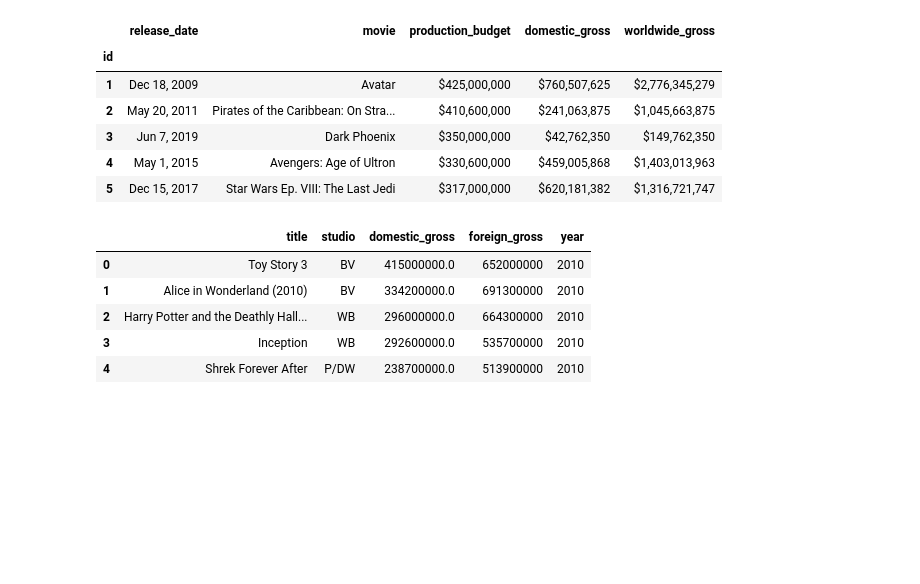
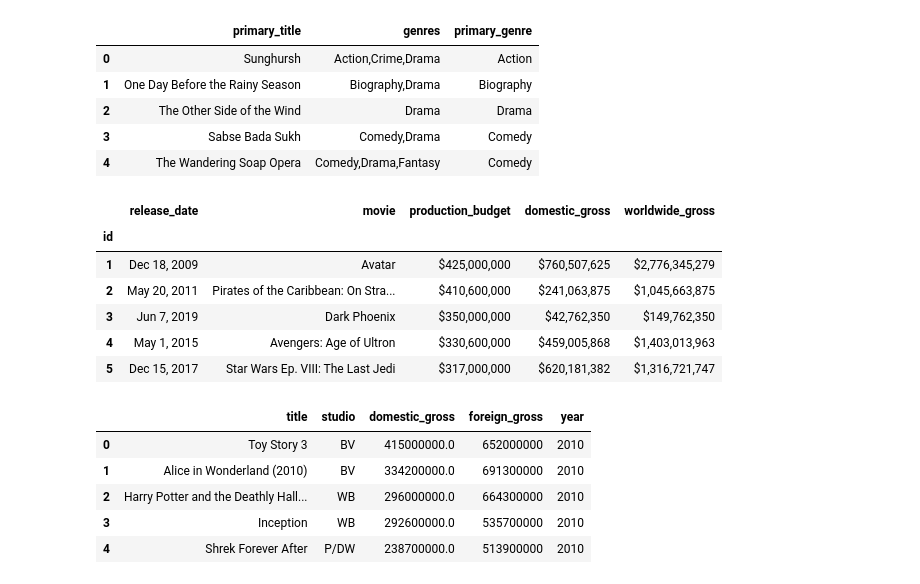
Before and after one commit to cupake01/ai_academy_capstone_project_group4, a Jupyter notebook: notebooks/folder-brian_gorbea/BrianG_Visualization.ipynb, the cells around one changed output. Drawn from its saved outputs; the diff is of its cells as text; code cells hidden in the pictures; blank space fills up the shorter version.

```diff
--- a/notebooks/folder-brian_gorbea/BrianG_Visualization.ipynb
+++ b/notebooks/folder-brian_gorbea/BrianG_Visualization.ipynb
@@ -7,0 +19,20 @@ import sqlite3
+# %%
+db_file_path = f'{extract_folder}/im.db'
+conn = sqlite3.connect(db_file_path)
+cursor = conn.cursor()
+# %%
+q = """
+SELECT primary_title, genres
+FROM movie_basics
+;"""
+movie_genres = pd.read_sql_query(q, conn)
+# %%
+movie_genres['primary_genre'] = movie_genres['genres'].str.split(',').str.get(0)
+movie_genres.head()
+# %% [output]
+|  | primary_title | genres | primary_genre |
+| 0 | Sunghursh | Action,Crime,Drama | Action |
+| 1 | One Day Before the Rainy Season | Biography,Drama | Biography |
+| 2 | The Other Side of the Wind | Drama | Drama |
+| 3 | Sabse Bada Sukh | Comedy,Drama | Comedy |
+| 4 | The Wandering Soap Opera | Comedy,Drama,Fantasy | Comedy |
```
Also changed, not shown: parts of 10 cells of this notebook.
